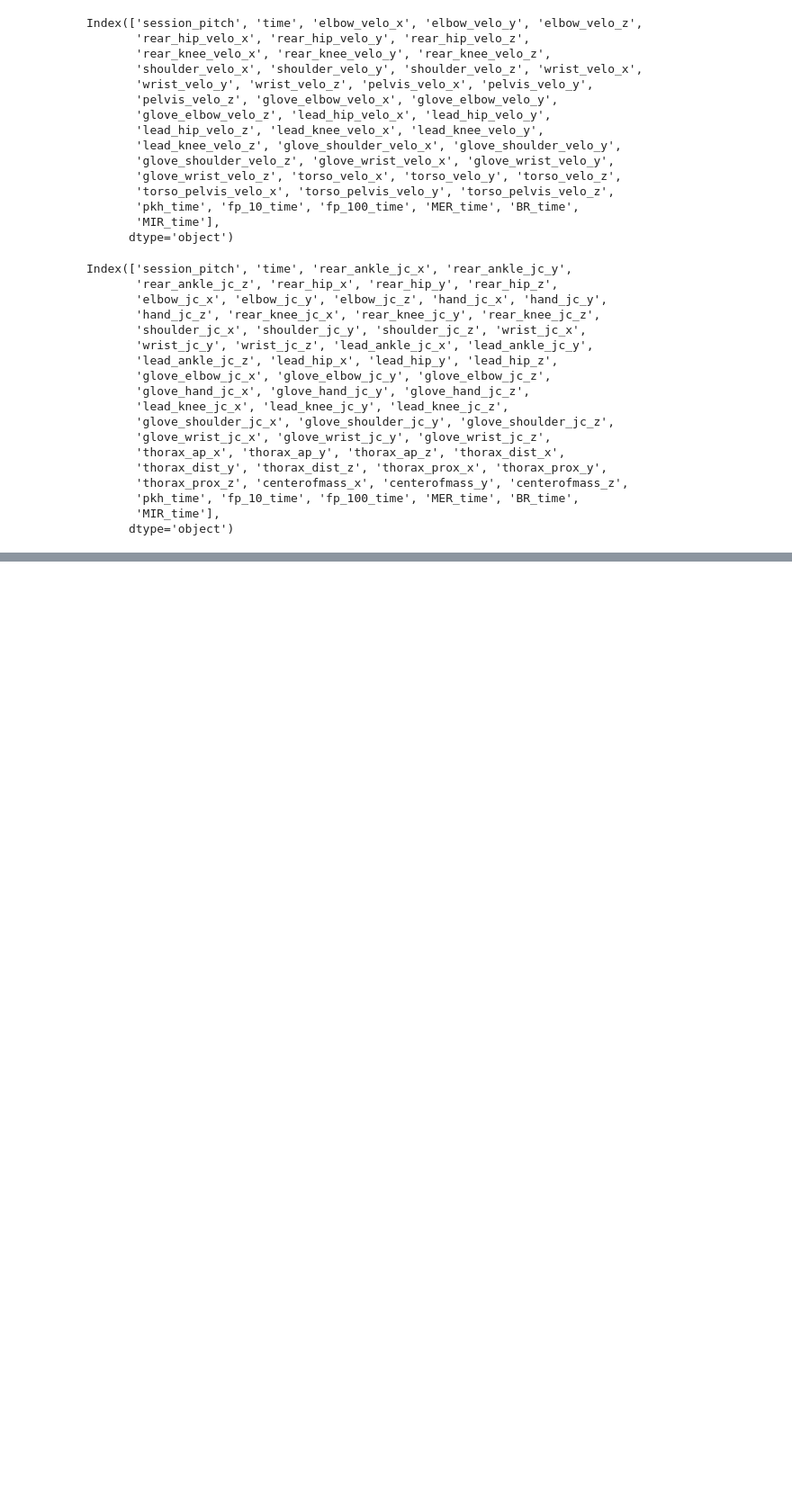
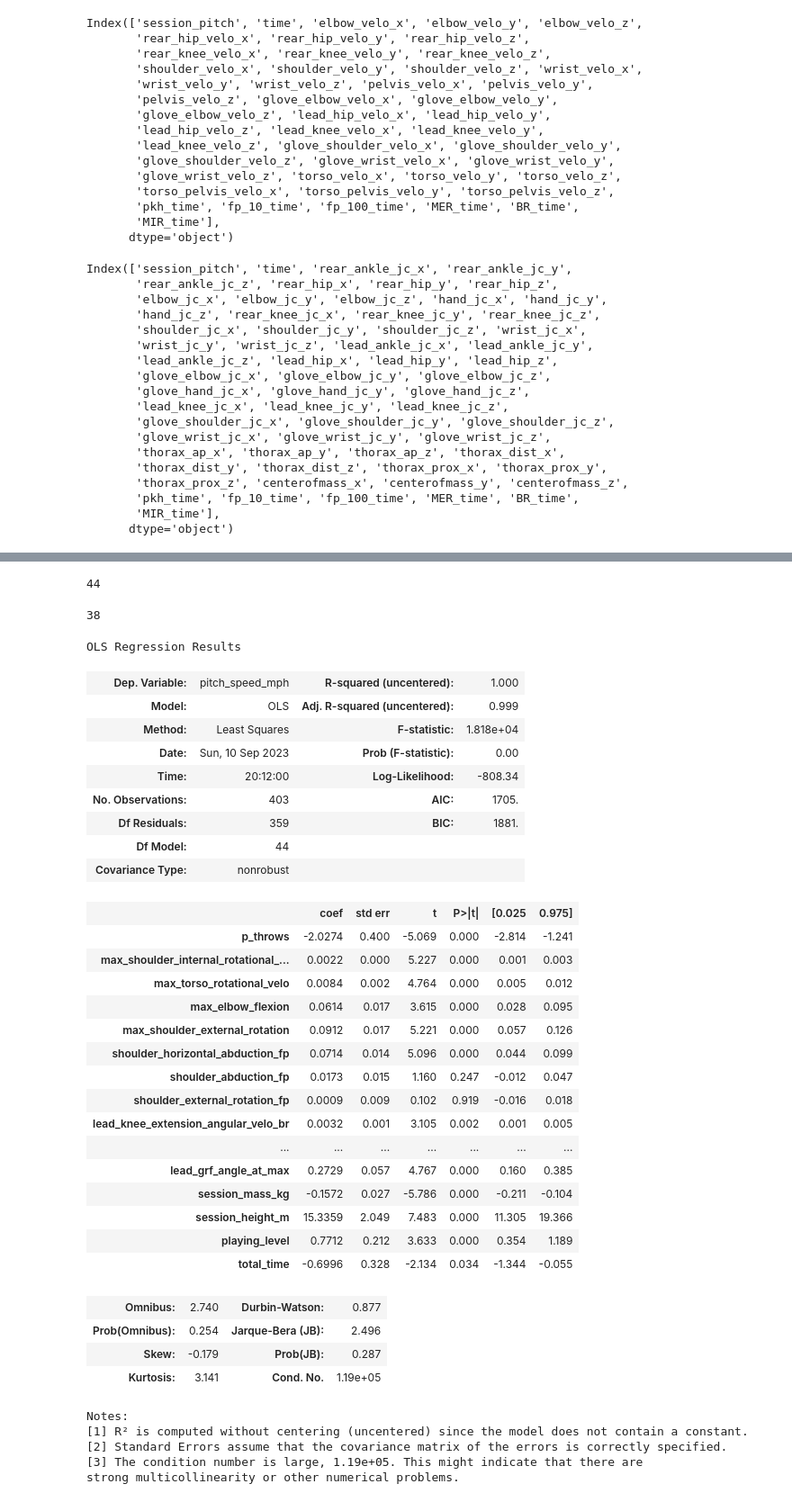
Before and after one commit to gabriel31levy34/OpenBiomechanics, a Jupyter notebook: EDA.ipynb, the cells around one changed output, grey strips where cells are left out. Shown at 90% size. Cells and saved outputs as stored; diff of their text form; code cells hidden in the pictures; blank space fills up the shorter version.

```diff
--- a/EDA.ipynb
+++ b/EDA.ipynb
@@ -247,0 +471,5 @@ poi_metadata.columns
+# %%
+summary_as_html = result.summary().tables[1].as_html()
+coef_df = pd.read_html(summary_as_html, header=0, index_col=0)[0]
+
+coef_df = coef_df.reset_index().rename(columns={'index': 'feature', 'coef': 'coefficient', 'std err': 'SE', 'P>|t|': 'p_value'})
@@ -247,0 +496,8 @@ poi_metadata.columns
+# %%
+len(sig_features)
+# %% [output]
+44
+# %%
+len(insig_features)
+# %% [output]
+38
@@ -247,0 +509,38 @@ poi_metadata.columns
+# %%
+reduced_result.summary()
+# %% [output]
+OLS Regression Results
+| Dep. Variable: | pitch_speed_mph | R-squared (uncentered): | 1.000 |
+| Model: | OLS | Adj. R-squared (uncentered): | 0.999 |
+| Method: | Least Squares | F-statistic: | 1.818e+04 |
+| Date: | Sun, 10 Sep 2023 | Prob (F-statistic): | 0.00 |
+| Time: | 20:12:00 | Log-Likelihood: | -808.34 |
+| No. Observations: | 403 | AIC: | 1705. |
+| Df Residuals: | 359 | BIC: | 1881. |
+| Df Model: | 44 |  |  |
+| Covariance Type: | nonrobust |  |  |
+|  | coef | std err | t | P>|t| | [0.025 | 0.975] |
+| p_throws | -2.0274 | 0.400 | -5.069 | 0.000 | -2.814 | -1.241 |
+| max_shoulder_internal_rotational_... | 0.0022 | 0.000 | 5.227 | 0.000 | 0.001 | 0.003 |
+| max_torso_rotational_velo | 0.0084 | 0.002 | 4.764 | 0.000 | 0.005 | 0.012 |
+| max_elbow_flexion | 0.0614 | 0.017 | 3.615 | 0.000 | 0.028 | 0.095 |
+| max_shoulder_external_rotation | 0.0912 | 0.017 | 5.221 | 0.000 | 0.057 | 0.126 |
+| shoulder_horizontal_abduction_fp | 0.0714 | 0.014 | 5.096 | 0.000 | 0.044 | 0.099 |
+| shoulder_abduction_fp | 0.0173 | 0.015 | 1.160 | 0.247 | -0.012 | 0.047 |
+| shoulder_external_rotation_fp | 0.0009 | 0.009 | 0.102 | 0.919 | -0.016 | 0.018 |
+| lead_knee_extension_angular_velo_br | 0.0032 | 0.001 | 3.105 | 0.002 | 0.001 | 0.005 |
+| ... | ... | ... | ... | ... | ... | ... |
+| lead_grf_angle_at_max | 0.2729 | 0.057 | 4.767 | 0.000 | 0.160 | 0.385 |
+| session_mass_kg | -0.1572 | 0.027 | -5.786 | 0.000 | -0.211 | -0.104 |
+| session_height_m | 15.3359 | 2.049 | 7.483 | 0.000 | 11.305 | 19.366 |
+| playing_level | 0.7712 | 0.212 | 3.633 | 0.000 | 0.354 | 1.189 |
+| total_time | -0.6996 | 0.328 | -2.134 | 0.034 | -1.344 | -0.055 |
+| Omnibus: | 2.740 | Durbin-Watson: | 0.877 |
+| Prob(Omnibus): | 0.254 | Jarque-Bera (JB): | 2.496 |
+| Skew: | -0.179 | Prob(JB): | 0.287 |
+| Kurtosis: | 3.141 | Cond. No. | 1.19e+05 |
+Notes:
+[1] R² is computed without centering (uncentered) since the model does not contain a constant.
+[2] Standard Errors assume that the covariance matrix of the errors is correctly specified.
+[3] The condition number is large, 1.19e+05. This might indicate that there are
+strong multicollinearity or other numerical problems.
```
Also changed, not shown: parts of 63 cells of this notebook.
